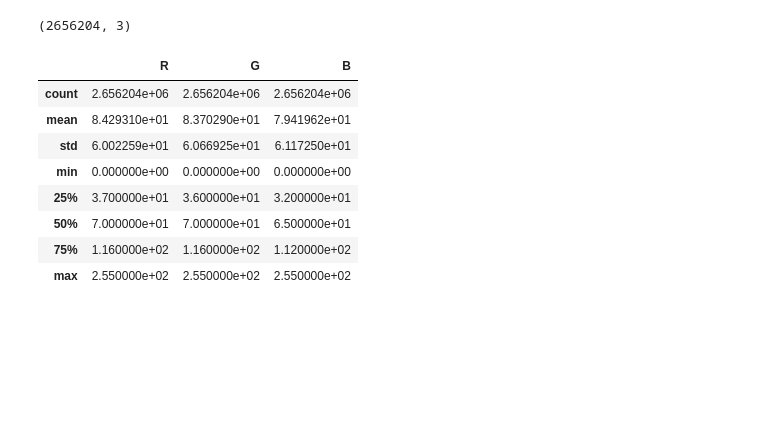
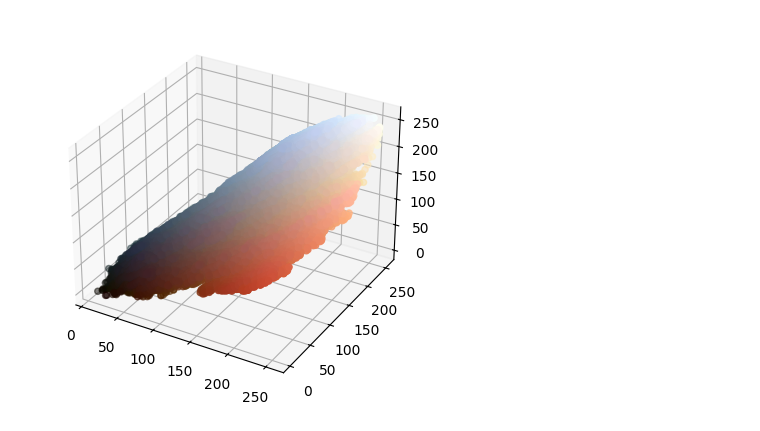
Before and after one commit to damenac/maia-uml, a Jupyter notebook: 1_color_clustering.ipynb, the cells around one changed output. Saved outputs shown, nothing was run; the diff lists cells and outputs as text; code cells hidden in the pictures; blank space fills up the shorter version.

Commit message:
Drawing images in the 3D array

```diff
--- a/1_color_clustering.ipynb
+++ b/1_color_clustering.ipynb
@@ -34,4 +44,8 @@ def build_dataframe(image):
 
     data_frame = pd.DataFrame(columns=['R', 'G', 'B'], data=data)
     return data_frame
+
+def plot_points(data):
+    ax = plt.axes(projection='3d')
+    ax.scatter3D(data.loc[:,"R"], data.loc[:,"G"], data.loc[:,"B"], c=data/255.0, cmap='Greens')
 # %%
@@ -40,16 +52,0 @@ data = build_dataframe(image_matrix)
-# %%
-data.shape
-# %% [output]
-(2656204, 3)
-# %%
-data.describe()
-# %% [output]
-|  | R | G | B |
-| count | 2.656204e+06 | 2.656204e+06 | 2.656204e+06 |
-| mean | 8.429310e+01 | 8.370290e+01 | 7.941962e+01 |
-| std | 6.002259e+01 | 6.066925e+01 | 6.117250e+01 |
-| min | 0.000000e+00 | 0.000000e+00 | 0.000000e+00 |
-| 25% | 3.700000e+01 | 3.600000e+01 | 3.200000e+01 |
-| 50% | 7.000000e+01 | 7.000000e+01 | 6.500000e+01 |
-| 75% | 1.160000e+02 | 1.160000e+02 | 1.120000e+02 |
-| max | 2.550000e+02 | 2.550000e+02 | 2.550000e+02 |
@@ -55,0 +55,8 @@ data.describe()
+# %%
+path='datos/archive/Impressionism/adam-baltatu_meridional-landscape.jpg'
+# %%
+image_matrix = load_image(path=path, print=False)
+data = build_dataframe(image_matrix)
+plot_points(data)
+# %% [output]
+[figure, added]
```
Also changed, not shown: parts of 9 cells of this notebook.
